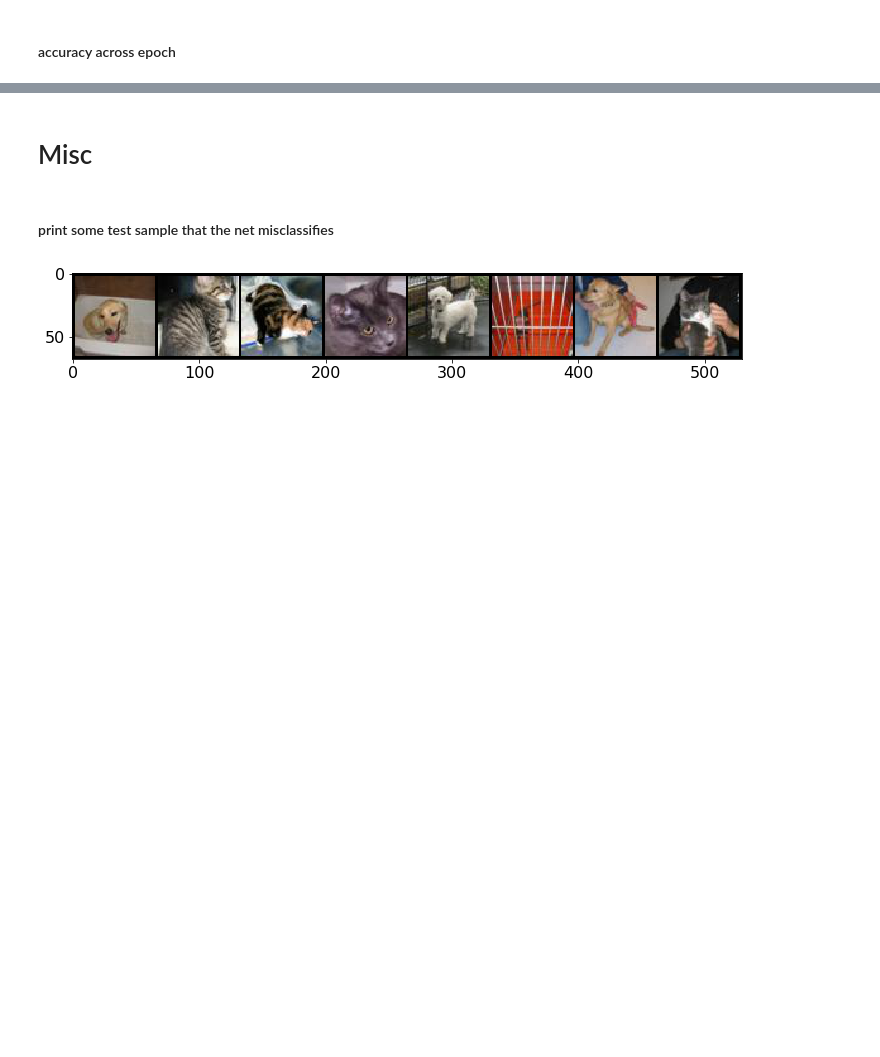
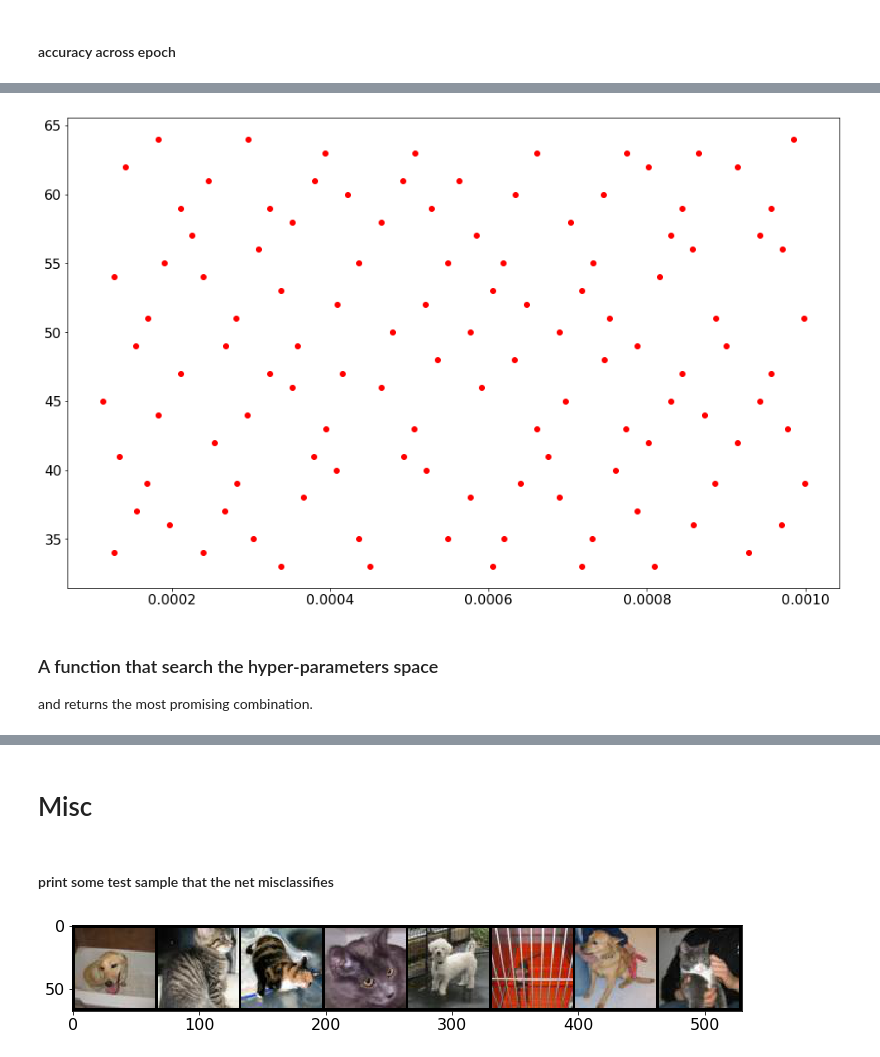
Before and after one commit to HugoCote/Assignment-1-Part-3, a Jupyter notebook: dev1num3.ipynb, the cells around one changed output, grey strips where cells are left out. Saved outputs shown, nothing was run; the diff lists cells and outputs as text; code cells hidden in the pictures; blank space fills up the shorter version.

```diff
--- a/dev1num3.ipynb
+++ b/dev1num3.ipynb
@@ -1197,10 +1097,0 @@ _ = cudanet.to(device)
-# %%
-use_BCE = False
-if use_BCE :
-    criterion = nn.BCELoss() # Binary Cross Entropy
-else :
-    criterion = nn.CrossEntropyLoss() # Cross Entropy
-
-lr = 0.0001
-optimizer = optim.SGD(cudanet.parameters(), lr=lr, momentum=0, weight_decay=0)
-nb_epoch  = 30
@@ -1516,0 +1172,42 @@ plt.show()
+# %%
+class HyperParameterSequence():
+    """
+    2d Sobol sequence
+    """
+    def __init__(self,starting_point,nb_points,lr_interval,bs_interval):
+        self.starting_point = starting_point
+        self.nb_points      = nb_points
+        self.lr_min         = lr_interval[0]
+        self.lr_max         = lr_interval[1]
+        self.bs_min         = bs_interval[0]
+        self.bs_max         = bs_interval[1]
+
+        self.seq = np.empty((nb_points,2))
+        end = start + nb_points
+        for i,j in enumerate(range(start,end,1)) :
+            hyperparam_point ,_ = sobol_seq.i4_sobol(2,j)
+            lr, batch_size      = hyperparam_point
+            # take the point in the unitary cube and map it to the desired box
+            lr         = lr*(self.lr_max-self.lr_min) +self.lr_min
+            batch_size = math.ceil(batch_size*(self.bs_max-self.bs_min)+self.bs_min)
+            self.seq[i,:] = lr, batch_size
+
+    def __len__(self):
+        return self.nb_points
+
+    def __getitem__(self, idx):
+        return self.seq[idx]
+
+    def get_sequence(self):
+        return self.seq
+
+# Vizualize a 2d sobol sequence in the desired search box
+sequence = HyperParameterSequence(3030,120,[0.001,0.0001],[32,64])
+seq = sequence.get_sequence()
+plt.plot(seq[:,0],seq[:,1], 'ro')
+plt.show()
+# %% [output]
+[figure, added]
+# %% [markdown]
+### A function that search the hyper-parameters space
+and returns the most promising combination.
```
Also changed, not shown: parts of 69 cells of this notebook, 2 other files.
